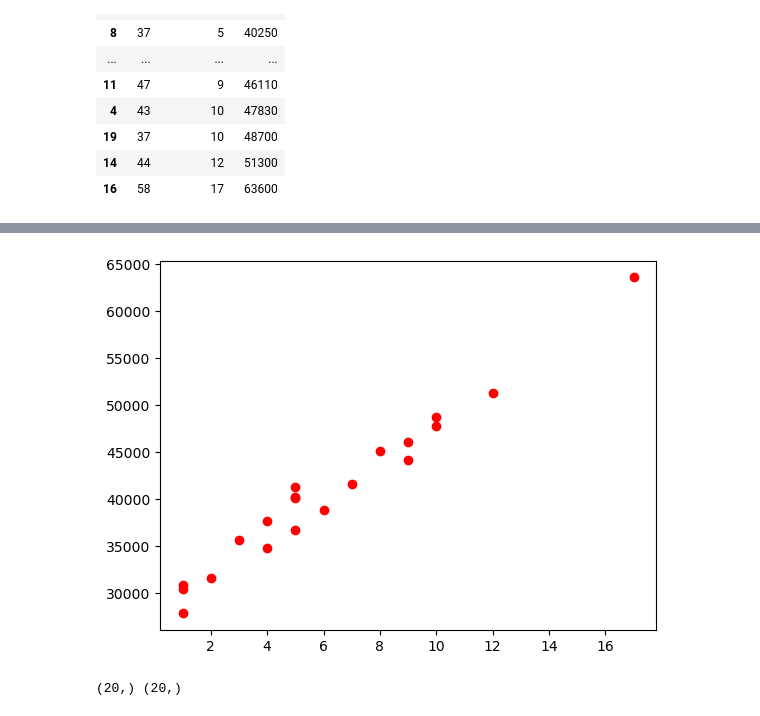
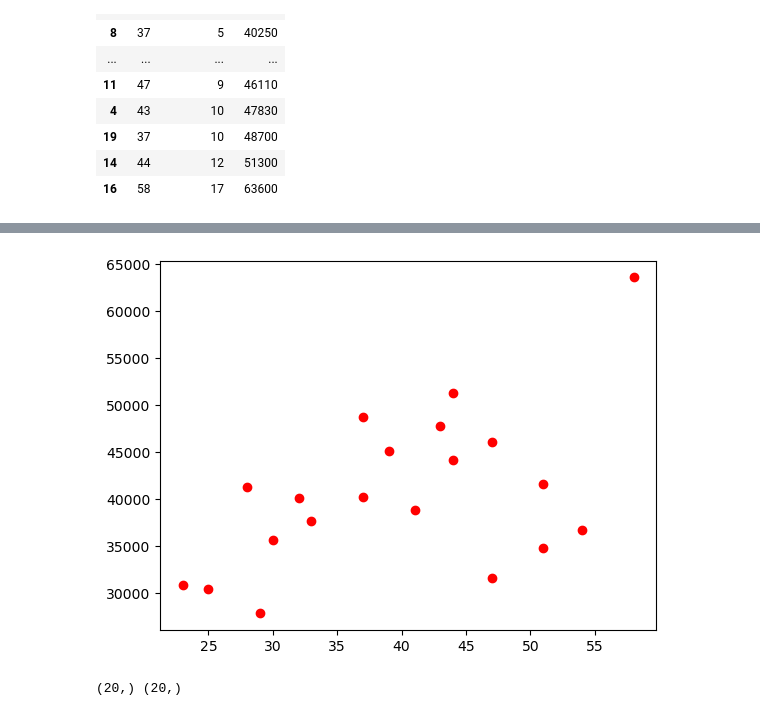
Before and after one commit to srikary12/dev-pytorch, a Jupyter notebook: Workbooks/linearRegression.ipynb, the cells around one changed output, grey strips where cells are left out. Saved outputs shown, nothing was run; the diff lists cells and outputs as text; code cells hidden in the pictures.

```diff
--- a/Workbooks/linearRegression.ipynb
+++ b/Workbooks/linearRegression.ipynb
@@ -78,8 +86,8 @@ df.sort_values(by="experience")
 # %%
-plt.plot(df["experience"], df["income"], 'ro')
+plt.plot(df["age"], df["income"], 'ro')
 plt.show()
 # %% [output]
-[figure, old version]
+[figure, new version]
 # %%
 import numpy as np
 # %%
```
Also changed, not shown: parts of 3 cells of this notebook, 4 other files.
